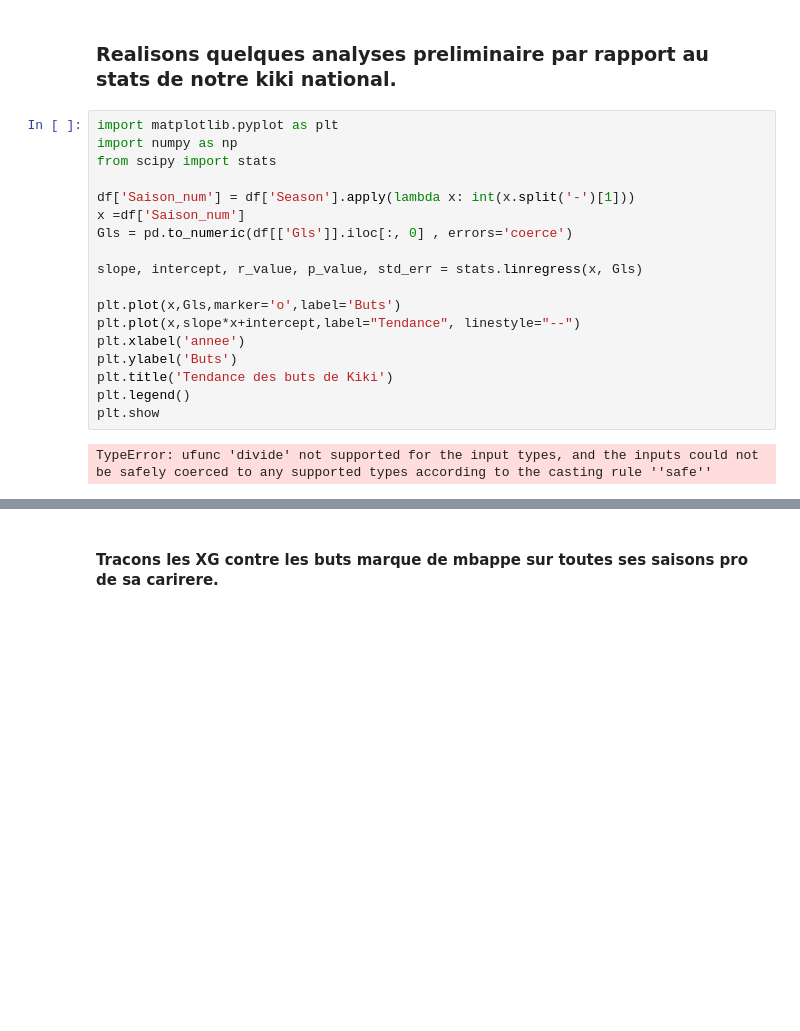
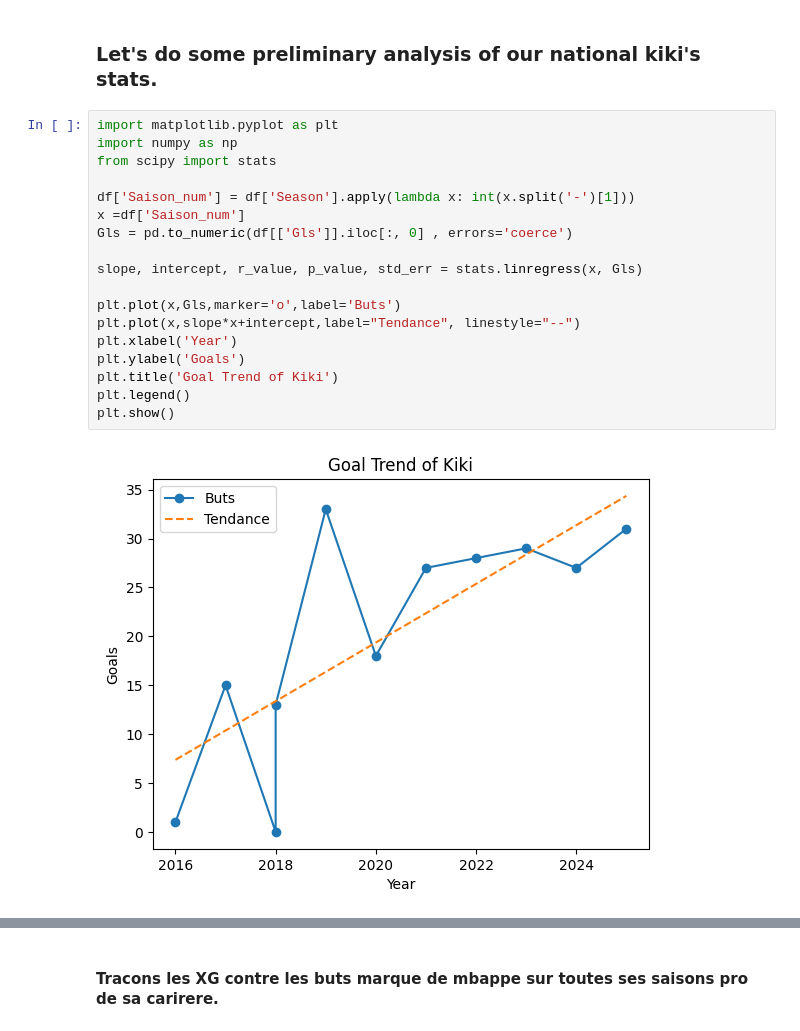
Before and after one commit to Pi3rr3git/Analytics_4_fun, a Jupyter notebook: evolution_de_kiki.ipynb, the cells around one changed output, grey strips where cells are left out. Cells and saved outputs as stored; diff of their text form; blank space fills up the shorter version.

```diff
--- a/evolution_de_kiki.ipynb
+++ b/evolution_de_kiki.ipynb
@@ -96,23 +133,23 @@ print(df_filtre)
-# %% [markdown]
-### Realisons quelques analyses preliminaire par rapport au stats de notre kiki national.
+# %% [markdown]
+### Let's do some preliminary analysis of our national kiki's stats.
 # %%
 import matplotlib.pyplot as plt
 import numpy as np
 from scipy import stats
 
 df['Saison_num'] = df['Season'].apply(lambda x: int(x.split('-')[1]))
 x =df['Saison_num']
 Gls = pd.to_numeric(df[['Gls']].iloc[:, 0] , errors='coerce')
 
 slope, intercept, r_value, p_value, std_err = stats.linregress(x, Gls)
 
 plt.plot(x,Gls,marker='o',label='Buts')
 plt.plot(x,slope*x+intercept,label="Tendance", linestyle="--")
-plt.xlabel('annee')
-plt.ylabel('Buts')
-plt.title('Tendance des buts de Kiki')
+plt.xlabel('Year')
+plt.ylabel('Goals')
+plt.title('Goal Trend of Kiki')
 plt.legend()
-plt.show
+plt.show()
 # %% [output]
-TypeError: ufunc 'divide' not supported for the input types, and the inputs could not be safely coerced to any supported types according to the casting rule ''safe''
+[figure, added]
 # %% [markdown]
```
Also changed, not shown: parts of 33 cells of this notebook.
